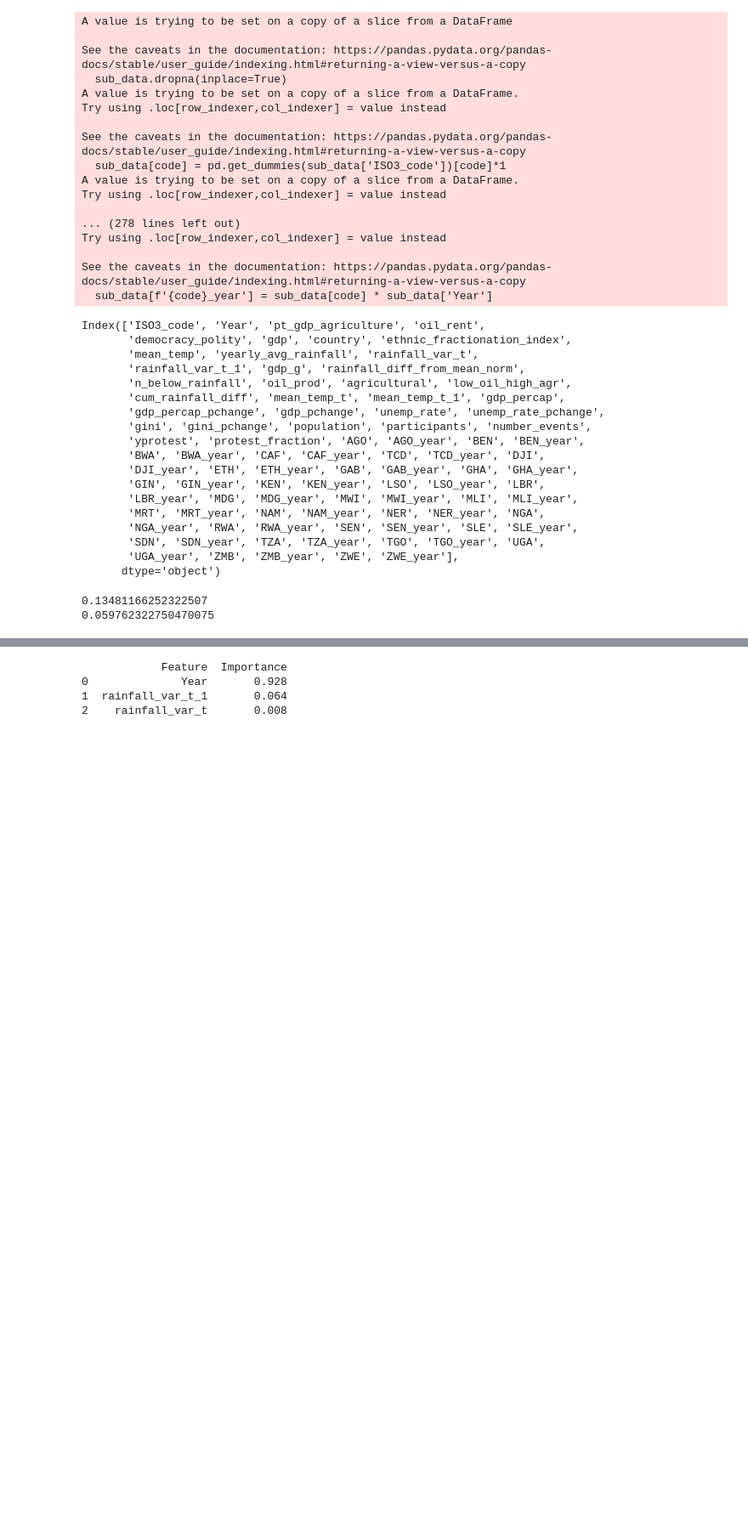
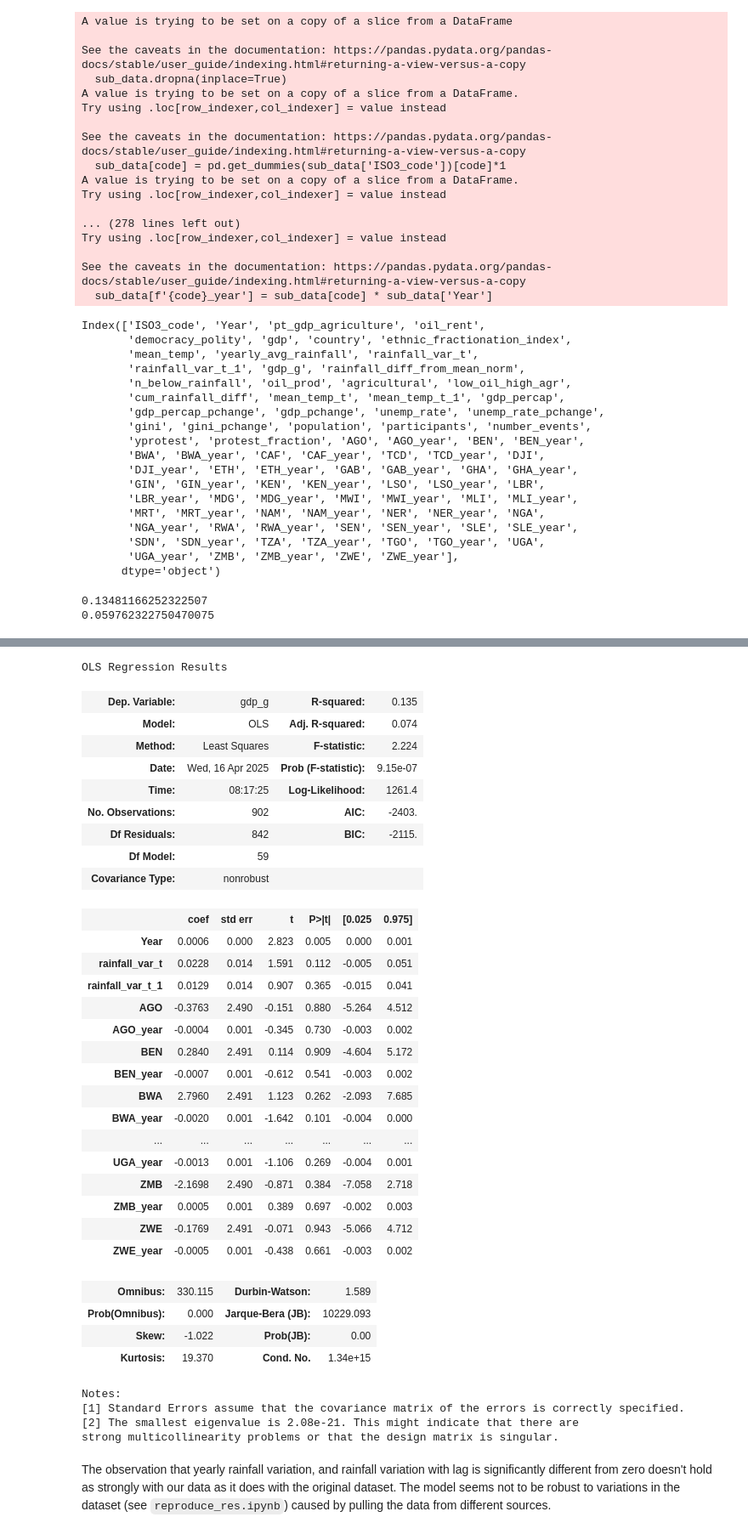
Before and after one commit to ebelchio12/nature-and-conflicts, a Jupyter notebook: 03_models/01_rainfall_gdp_change/linear_models.ipynb, the cells around one changed output, grey strips where cells are left out. Shown: that part at 85% size. Saved outputs shown, nothing was run; the diff lists cells and outputs as text; code cells hidden in the pictures; blank space fills up the shorter version.

```diff
--- a/03_models/01_rainfall_gdp_change/linear_models.ipynb
+++ b/03_models/01_rainfall_gdp_change/linear_models.ipynb
@@ -67,6 +42,8 @@ Index(['ISO3_code', 'Year', 'pt_gdp_agriculture', 'oil_rent',
       dtype='object')
 # %%
 feats = ['Year', 'yearly_avg_rainfall', 'rainfall_var_t', 'rainfall_var_t_1', 'mean_temp', 'pt_gdp_agriculture', 'oil_rent', 'democracy_polity', 'gdp', 'gini', 'protest_fraction']
+# %%
+feats = ['Year', 'rainfall_var_t', 'rainfall_var_t_1']
 # %%
 subsaharan = ['AGO', 'BEN', 'BWA', 'CIV', 'CAF', 'CMR', 'COD', 'COG', 'CPV', 'DJI', 'ERI', 'ETH', 'GAB', 'GHA', 'GIN', 'GMB', 'KEN', 'LSO', 'LBR', 'MDG', 'MLI', 'MRT', 'MUS', 'MWI', 'NAM', 'NER', 'NGA', 'RWA', 'SEN', 'SDN', 'SLE', 'SOM', 'SSD', 'SWZ', 'SYC', 'TCD', 'TGO', 'TZA', 'UGA', 'ZMB', 'ZWE']
 sub_data = data[data['ISO3_code'].isin(subsaharan)]
@@ -89,15 +63,0 @@ Just do Uganda for test
-# %%
-uga = sub_data[sub_data['ISO3_code']=='UGA']
-uga = uga.dropna()
-feats = ['rainfall_var_t', 'rainfall_var_t_1', 'Year',]
-
-
-train_data, test_data = train_test_split(uga, test_size=0.2)
-
-reg = LinearRegression()
-reg.fit(train_data[feats], train_data['gdp_pchange'])
-
-print(reg.score(test_data[feats], test_data['gdp_pchange']))
-
-y_pred =  reg.predict(test_data[feats])
-print('rmse:', root_mean_squared_error(test_data['gdp_pchange'], y_pred), 'r2:', r2_score(test_data['gdp_pchange'], y_pred))
@@ -279,20 +143,43 @@ np.float64(-0.06381228480395267)
-# %%
-## feature importances
-feature_importance_df = pd.DataFrame({
-    'Feature': feats,  # List of feature names
-    'Importance': grid_cv.best_estimator_.feature_importances_
-})
-
-# Sort the features by importance in descending order
-feature_importance_df = feature_importance_df.sort_values(by="Importance", ascending=False)
-
-# Reset index for better readability
-feature_importance_df.reset_index(drop=True, inplace=True)
-
-# Display the DataFrame
-print(feature_importance_df)
-# %% [output]
-            Feature  Importance
-0              Year       0.928
-1  rainfall_var_t_1       0.064
-2    rainfall_var_t       0.008
+# %%
+import statsmodels.api as sm
+
+ols = sm.OLS(sub_data['gdp_g'], sub_data[feats+cols])
+ols_result = ols.fit()
+ols_result.summary()
+# %% [output]
+OLS Regression Results
+| Dep. Variable: | gdp_g | R-squared: | 0.135 |
+| Model: | OLS | Adj. R-squared: | 0.074 |
+| Method: | Least Squares | F-statistic: | 2.224 |
+| Date: | Wed, 16 Apr 2025 | Prob (F-statistic): | 9.15e-07 |
+| Time: | 08:17:25 | Log-Likelihood: | 1261.4 |
+| No. Observations: | 902 | AIC: | -2403. |
+| Df Residuals: | 842 | BIC: | -2115. |
+| Df Model: | 59 |  |  |
+| Covariance Type: | nonrobust |  |  |
+|  | coef | std err | t | P>|t| | [0.025 | 0.975] |
+| Year | 0.0006 | 0.000 | 2.823 | 0.005 | 0.000 | 0.001 |
+| rainfall_var_t | 0.0228 | 0.014 | 1.591 | 0.112 | -0.005 | 0.051 |
+| rainfall_var_t_1 | 0.0129 | 0.014 | 0.907 | 0.365 | -0.015 | 0.041 |
+| AGO | -0.3763 | 2.490 | -0.151 | 0.880 | -5.264 | 4.512 |
+| AGO_year | -0.0004 | 0.001 | -0.345 | 0.730 | -0.003 | 0.002 |
+| BEN | 0.2840 | 2.491 | 0.114 | 0.909 | -4.604 | 5.172 |
+| BEN_year | -0.0007 | 0.001 | -0.612 | 0.541 | -0.003 | 0.002 |
+| BWA | 2.7960 | 2.491 | 1.123 | 0.262 | -2.093 | 7.685 |
+| BWA_year | -0.0020 | 0.001 | -1.642 | 0.101 | -0.004 | 0.000 |
+| ... | ... | ... | ... | ... | ... | ... |
+| UGA_year | -0.0013 | 0.001 | -1.106 | 0.269 | -0.004 | 0.001 |
+| ZMB | -2.1698 | 2.490 | -0.871 | 0.384 | -7.058 | 2.718 |
+| ZMB_year | 0.0005 | 0.001 | 0.389 | 0.697 | -0.002 | 0.003 |
+| ZWE | -0.1769 | 2.491 | -0.071 | 0.943 | -5.066 | 4.712 |
+| ZWE_year | -0.0005 | 0.001 | -0.438 | 0.661 | -0.003 | 0.002 |
+| Omnibus: | 330.115 | Durbin-Watson: | 1.589 |
+| Prob(Omnibus): | 0.000 | Jarque-Bera (JB): | 10229.093 |
+| Skew: | -1.022 | Prob(JB): | 0.00 |
+| Kurtosis: | 19.370 | Cond. No. | 1.34e+15 |
+Notes:
+[1] Standard Errors assume that the covariance matrix of the errors is correctly specified.
+[2] The smallest eigenvalue is 2.08e-21. This might indicate that there are
+strong multicollinearity problems or that the design matrix is singular.
+# %% [markdown]
+The observation that yearly rainfall variation, and rainfall variation with lag is significantly different from zero doesn't hold as strongly with our data as it does with the original dataset. The model seems not to be robust to variations in the dataset (see `reproduce_res.ipynb`) caused by pulling the data from different sources.
```
Also changed, not shown: parts of 22 cells of this notebook, 1 other file.
